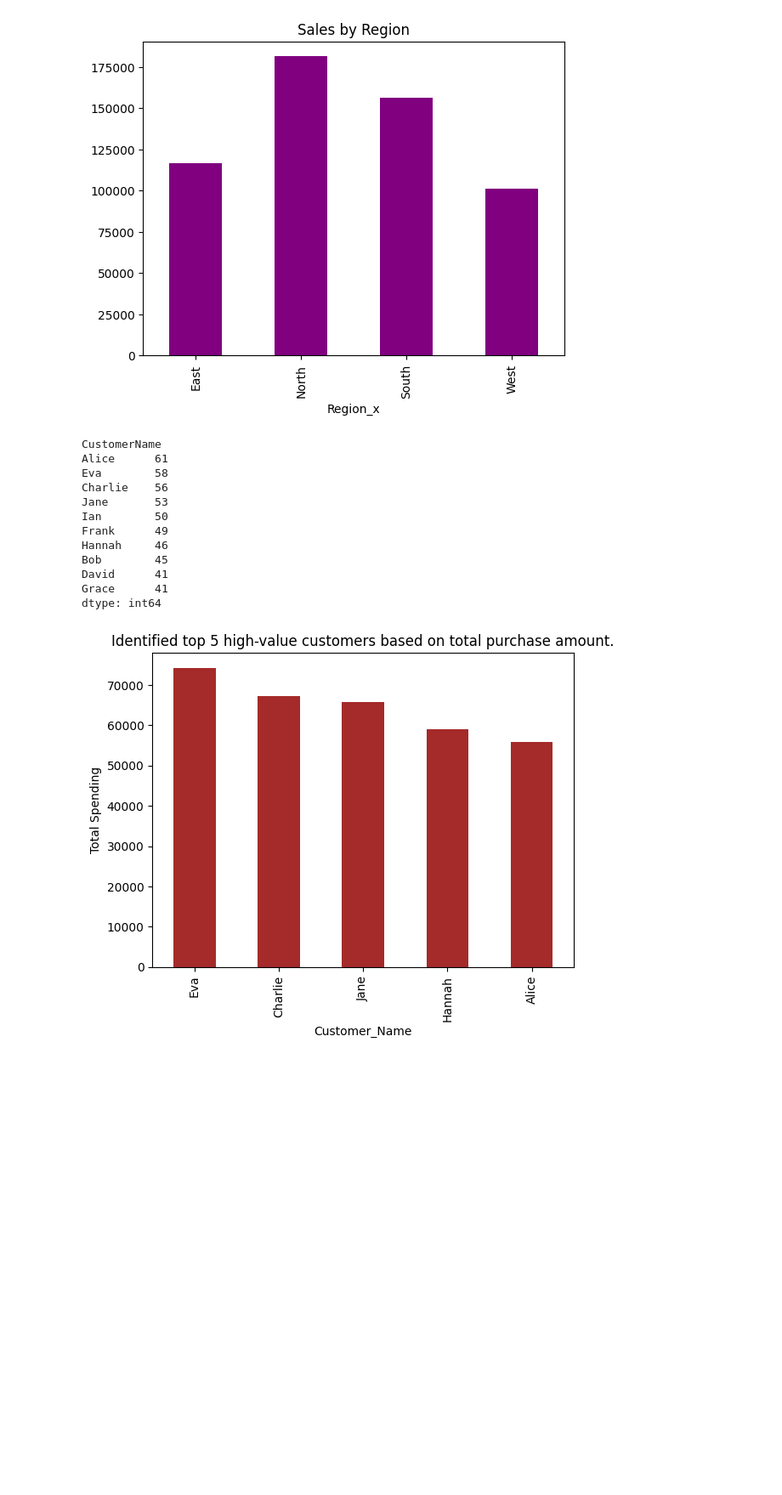
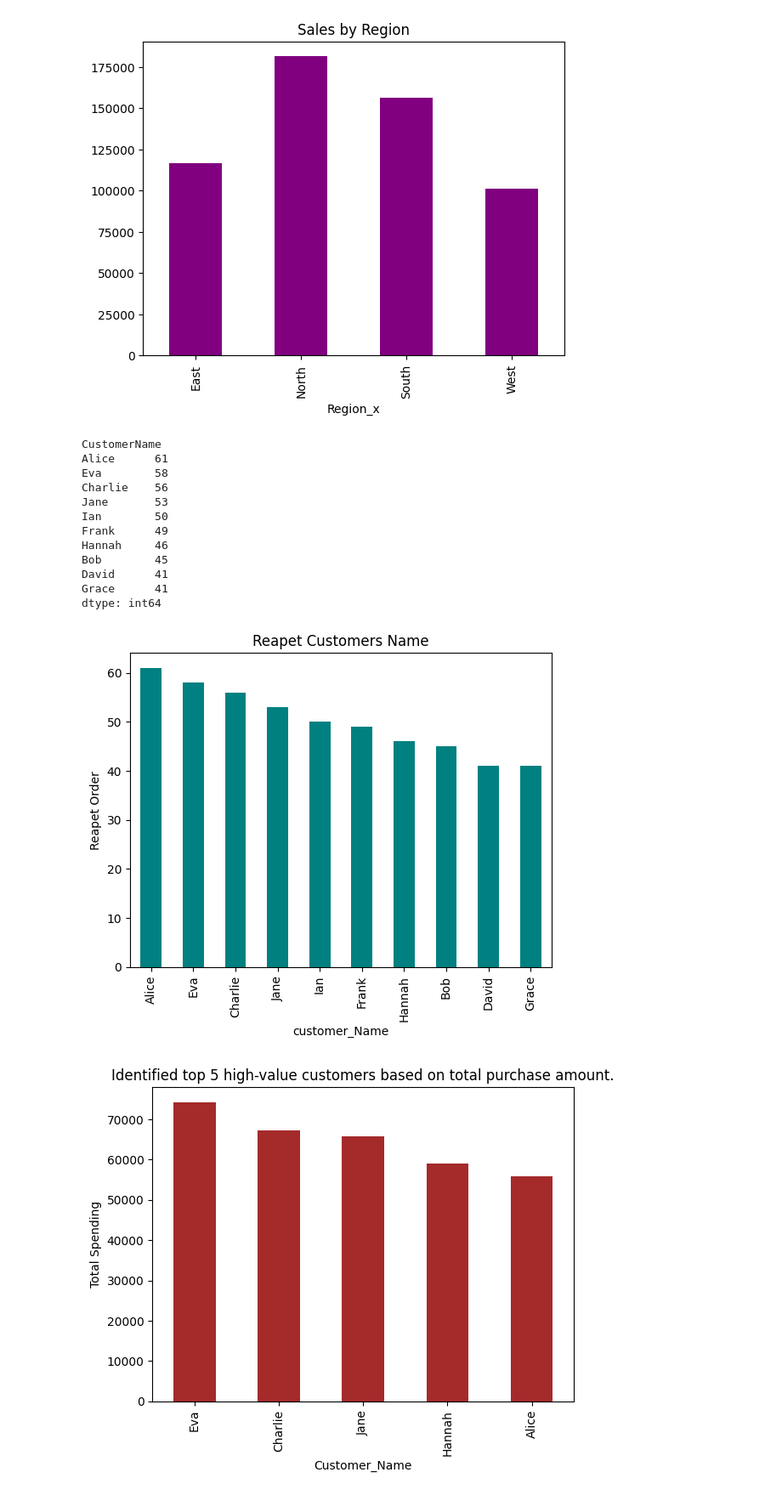
Before and after one commit to nagarneha/sales-analysis-project, a Jupyter notebook: sql_analysis.ipynb, the cells around one changed output. Shown at 85% size. Cells and saved outputs as stored; diff of their text form; code cells hidden in the pictures; blank space fills up the shorter version.

```diff
--- a/sql_analysis.ipynb
+++ b/sql_analysis.ipynb
@@ -70,22 +70,28 @@ plt.show()
 # %%
 repeat_customers = df.groupby('CustomerName').size()
 
 repeat_customers = repeat_customers[repeat_customers > 1].sort_values(ascending=False)
 
 print(repeat_customers)
+repeat_customers.plot(kind='bar', color='teal')
+plt.title("Reapet Customers Name")
+plt.xlabel("customer_Name")
+plt.ylabel("Reapet Order")
+plt.show()
 # %% [output]
 CustomerName
 Alice      61
 Eva        58
 Charlie    56
 Jane       53
 Ian        50
 Frank      49
 Hannah     46
 Bob        45
 David      41
 Grace      41
 dtype: int64
+[figure, added]
 # %%
 customer_Name = df.groupby('CustomerName')['TotalSales'].sum().sort_values(ascending=False)
 customer_Name.head(5).plot(kind='bar', color='brown')
```
Also changed, not shown: 2 other files.
